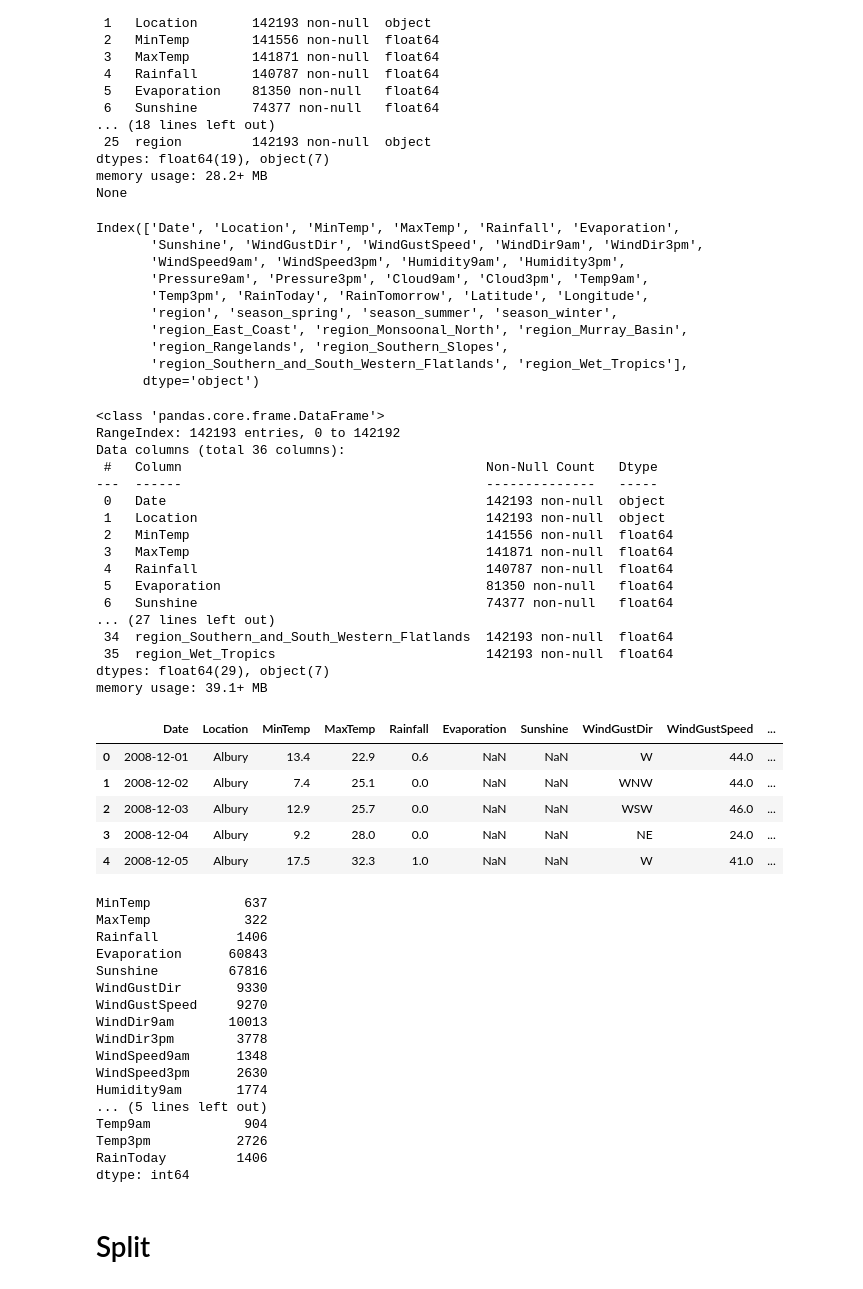
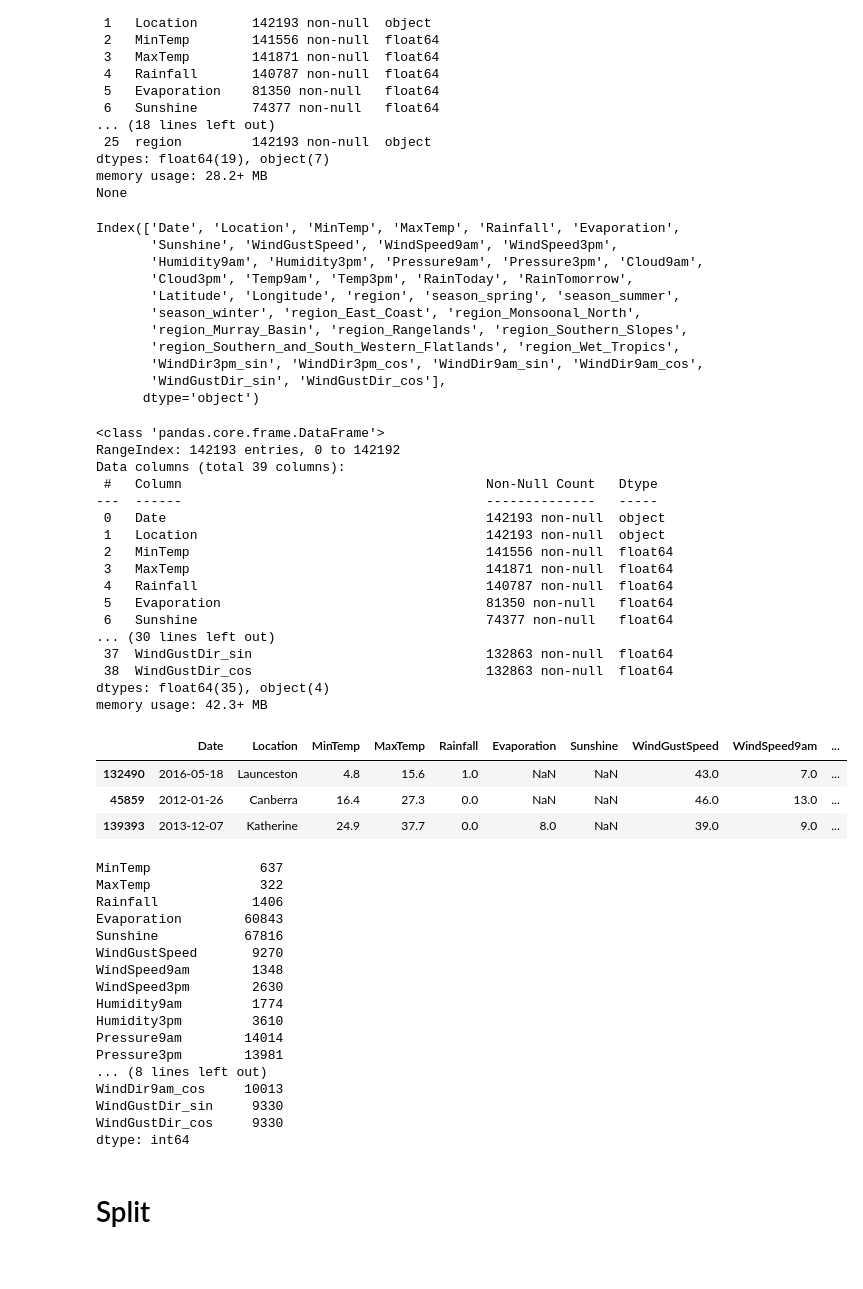
Before and after one commit to GenaCanciani/AA1-TUIA-Canciani-Mancini-Morales, a Jupyter notebook: TP-clasificacion-AA1.ipynb, the cells around one changed output. Cells and saved outputs as stored; diff of their text form; code cells hidden in the pictures.

```diff
--- a/TP-clasificacion-AA1.ipynb
+++ b/TP-clasificacion-AA1.ipynb
@@ -444,23 +444,24 @@ def add_all_wind_dirs_cyclic(df, colnames):
         )
     return df
 # %%
-# cols_viento = ["WindDir3pm", "WindDir9am", "WindGustDir"]
+cols_viento = ["WindDir3pm", "WindDir9am", "WindGustDir"]
 
-# df_copy = add_all_wind_dirs_cyclic(df_copy, cols_viento)
+df_copy = add_all_wind_dirs_cyclic(df_copy, cols_viento)
 
-# df_copy.drop(columns=['WindGustDir', 'WindDir3pm', 'WindDir9am'], axis=1, inplace=True)
+df_copy.drop(columns=['WindGustDir', 'WindDir3pm', 'WindDir9am'], axis=1, inplace=True)
 # %%
 df_copy.columns
 # %% [output]
 Index(['Date', 'Location', 'MinTemp', 'MaxTemp', 'Rainfall', 'Evaporation',
-       'Sunshine', 'WindGustDir', 'WindGustSpeed', 'WindDir9am', 'WindDir3pm',
-       'WindSpeed9am', 'WindSpeed3pm', 'Humidity9am', 'Humidity3pm',
-       'Pressure9am', 'Pressure3pm', 'Cloud9am', 'Cloud3pm', 'Temp9am',
-       'Temp3pm', 'RainToday', 'RainTomorrow', 'Latitude', 'Longitude',
-       'region', 'season_spring', 'season_summer', 'season_winter',
-       'region_East_Coast', 'region_Monsoonal_North', 'region_Murray_Basin',
-       'region_Rangelands', 'region_Southern_Slopes',
-       'region_Southern_and_South_Western_Flatlands', 'region_Wet_Tropics'],
+       'Sunshine', 'WindGustSpeed', 'WindSpeed9am', 'WindSpeed3pm',
+       'Humidity9am', 'Humidity3pm', 'Pressure9am', 'Pressure3pm', 'Cloud9am',
+       'Cloud3pm', 'Temp9am', 'Temp3pm', 'RainToday', 'RainTomorrow',
+       'Latitude', 'Longitude', 'region', 'season_spring', 'season_summer',
+       'season_winter', 'region_East_Coast', 'region_Monsoonal_North',
+       'region_Murray_Basin', 'region_Rangelands', 'region_Southern_Slopes',
+       'region_Southern_and_South_Western_Flatlands', 'region_Wet_Tropics',
+       'WindDir3pm_sin', 'WindDir3pm_cos', 'WindDir9am_sin', 'WindDir9am_cos',
+       'WindGustDir_sin', 'WindGustDir_cos'],
       dtype='object')
 # %%
 pd.set_option('display.max_columns', None)
@@ -468,7 +469,7 @@ df_copy.info()
 # %% [output]
 <class 'pandas.core.frame.DataFrame'>
 RangeIndex: 142193 entries, 0 to 142192
-Data columns (total 36 columns):
+Data columns (total 39 columns):
  #   Column                                       Non-Null Count   Dtype
 ---  ------                                       --------------   -----
  0   Date                                         142193 non-null  object
@@ -478,38 +479,36 @@ Data columns (total 36 columns):
  4   Rainfall                                     140787 non-null  float64
  5   Evaporation                                  81350 non-null   float64
  6   Sunshine                                     74377 non-null   float64
-... (27 lines left out)
- 34  region_Southern_and_South_Western_Flatlands  142193 non-null  float64
- 35  region_Wet_Tropics                           142193 non-null  float64
-dtypes: float64(29), object(7)
-memory usage: 39.1+ MB
+... (30 lines left out)
+ 37  WindGustDir_sin                              132863 non-null  float64
+ 38  WindGustDir_cos                              132863 non-null  float64
+dtypes: float64(35), object(4)
+memory usage: 42.3+ MB
 # %%
-df_copy.head()
+df_copy.sample(3)
 # %% [output]
-|  | Date | Location | MinTemp | MaxTemp | Rainfall | Evaporation | Sunshine | WindGustDir | WindGustSpeed | ... |
-| 0 | 2008-12-01 | Albury | 13.4 | 22.9 | 0.6 | NaN | NaN | W | 44.0 | ... |
-| 1 | 2008-12-02 | Albury | 7.4 | 25.1 | 0.0 | NaN | NaN | WNW | 44.0 | ... |
-| 2 | 2008-12-03 | Albury | 12.9 | 25.7 | 0.0 | NaN | NaN | WSW | 46.0 | ... |
-| 3 | 2008-12-04 | Albury | 9.2 | 28.0 | 0.0 | NaN | NaN | NE | 24.0 | ... |
-| 4 | 2008-12-05 | Albury | 17.5 | 32.3 | 1.0 | NaN | NaN | W | 41.0 | ... |
+|  | Date | Location | MinTemp | MaxTemp | Rainfall | Evaporation | Sunshine | WindGustSpeed | WindSpeed9am | ... |
+| 132490 | 2016-05-18 | Launceston | 4.8 | 15.6 | 1.0 | NaN | NaN | 43.0 | 7.0 | ... |
+| 45859 | 2012-01-26 | Canberra | 16.4 | 27.3 | 0.0 | NaN | NaN | 46.0 | 13.0 | ... |
+| 139393 | 2013-12-07 | Katherine | 24.9 | 37.7 | 0.0 | 8.0 | NaN | 39.0 | 9.0 | ... |
 # %%
 # Calcula la suma de nulos y filtra para mostrar solo las columnas con un conteo > 0
 df_copy.isna().sum()[df_copy.isna().sum() > 0]
 # %% [output]
-MinTemp            637
-MaxTemp            322
-Rainfall          1406
-Evaporation      60843
-Sunshine         67816
-WindGustDir       9330
-WindGustSpeed     9270
-WindDir9am       10013
-WindDir3pm        3778
-WindSpeed9am      1348
-WindSpeed3pm      2630
-Humidity9am       1774
-... (5 lines left out)
-Temp9am            904
-Temp3pm           2726
-RainToday         1406
+MinTemp              637
+MaxTemp              322
+Rainfall            1406
+Evaporation        60843
+Sunshine           67816
+WindGustSpeed       9270
+WindSpeed9am        1348
+WindSpeed3pm        2630
+Humidity9am         1774
+Humidity3pm         3610
+Pressure9am        14014
+Pressure3pm        13981
+... (8 lines left out)
+WindDir9am_cos     10013
+WindGustDir_sin     9330
+WindGustDir_cos     9330
 dtype: int64
```
Also changed, not shown: parts of 35 cells of this notebook.
